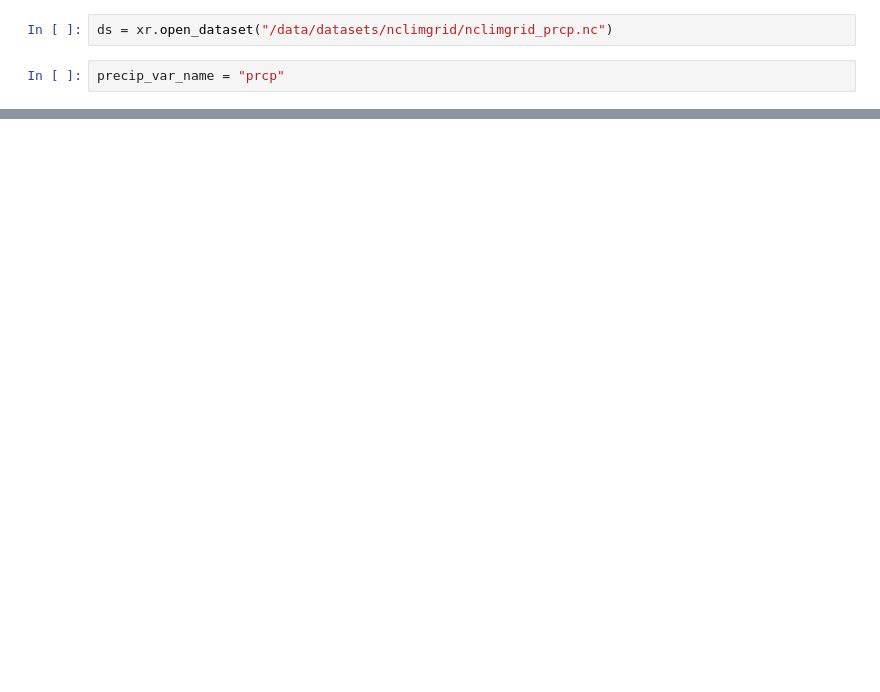
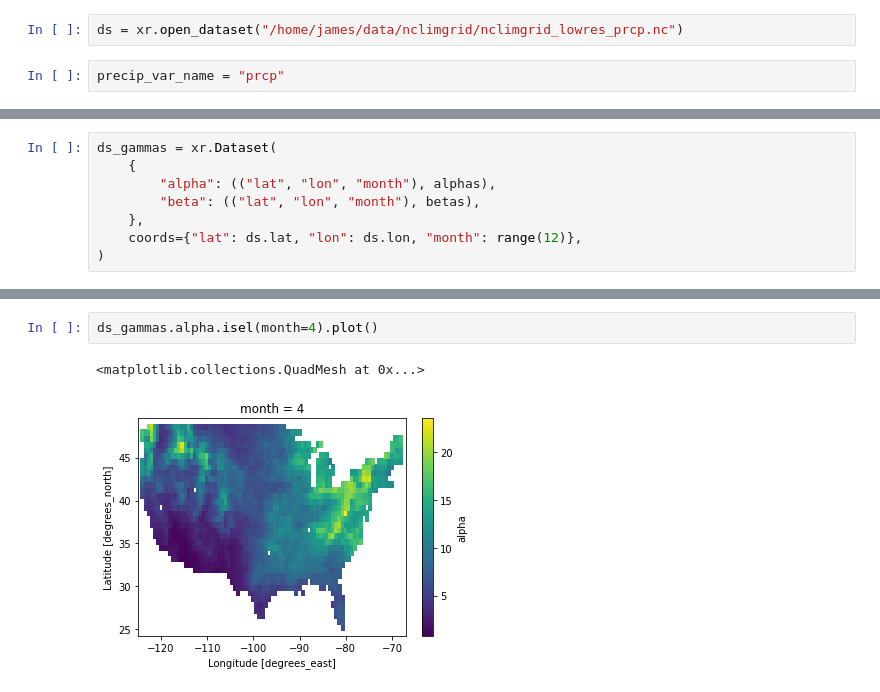
Before and after one commit to monocongo/climate_indices, a Jupyter notebook: notebooks/generate_fitting_parameters_nclimgrid.ipynb, the cells around one changed output, grey strips where cells are left out. Saved outputs shown, nothing was run; the diff lists cells and outputs as text; blank space fills up the shorter version.

```diff
--- a/notebooks/generate_fitting_parameters_nclimgrid.ipynb
+++ b/notebooks/generate_fitting_parameters_nclimgrid.ipynb
@@ -10,6 +12,6 @@ from climate_indices import compute, indices, utils
 
 %matplotlib inline
 # %%
-ds = xr.open_dataset("/data/datasets/nclimgrid/nclimgrid_prcp.nc")
+ds = xr.open_dataset("/home/james/data/nclimgrid/nclimgrid_lowres_prcp.nc")
 # %%
 precip_var_name = "prcp"
@@ -58,0 +103,8 @@ KeyError: 'No object named image_id in the file'
+# %%
+ds_gammas = xr.Dataset(
+    {
+        "alpha": (("lat", "lon", "month"), alphas),
+        "beta": (("lat", "lon", "month"), betas),
+    },
+    coords={"lat": ds.lat, "lon": ds.lon, "month": range(12)},
+)
@@ -58,0 +123,5 @@ KeyError: 'No object named image_id in the file'
+# %%
+ds_gammas.alpha.isel(month=4).plot()
+# %% [output]
+<matplotlib.collections.QuadMesh at 0x...>
+[figure, added]
```
Also changed, not shown: parts of 19 cells of this notebook.
